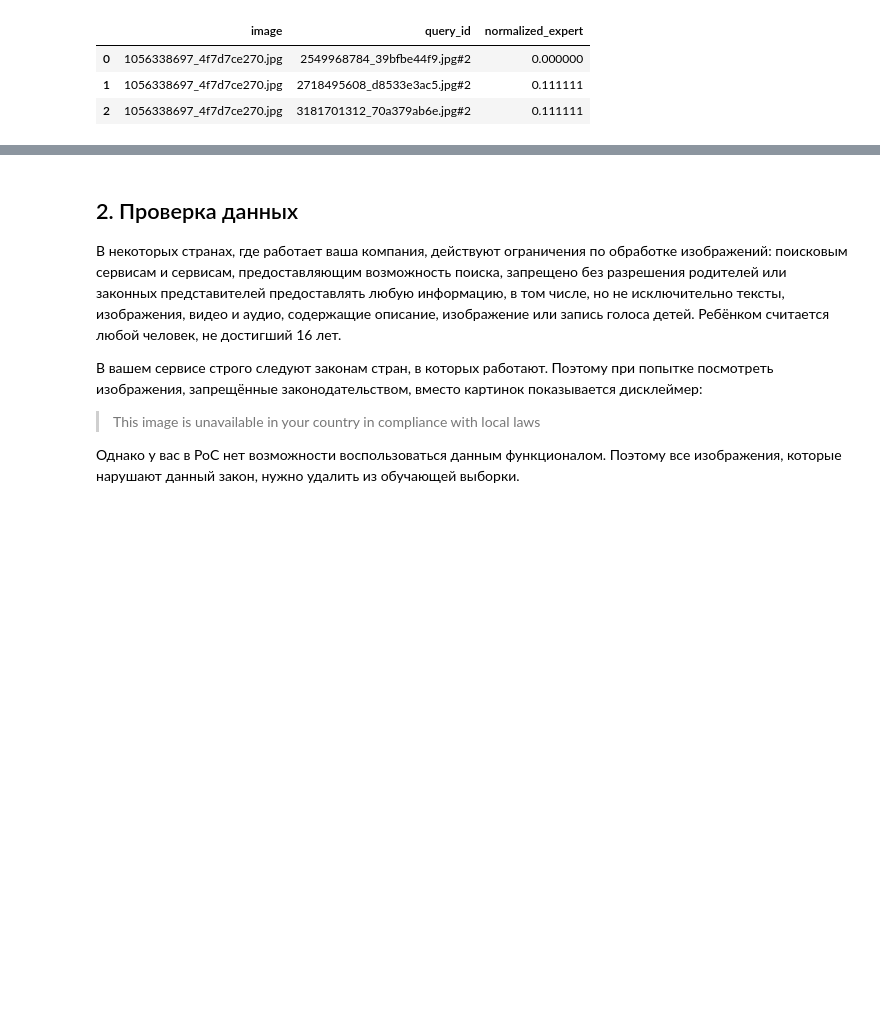
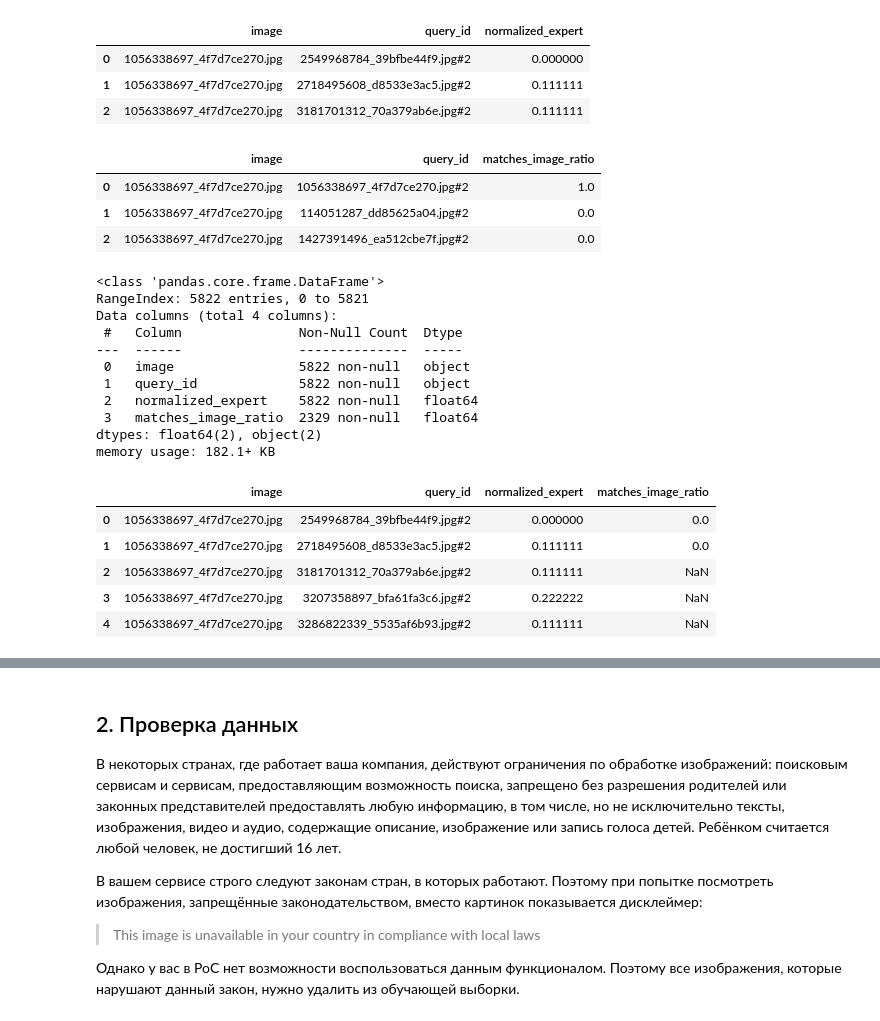
Before and after one commit to 9yx/image_search, a Jupyter notebook: project4.ipynb, the cells around one changed output, grey strips where cells are left out. Saved outputs shown, nothing was run; the diff lists cells and outputs as text; code cells hidden in the pictures; blank space fills up the shorter version.

```diff
--- a/project4.ipynb
+++ b/project4.ipynb
@@ -373,5 +373,36 @@ expert_annotations_df.head(3)
 | 1 | 1056338697_4f7d7ce270.jpg | 2718495608_d8533e3ac5.jpg#2 | 0.111111 |
 | 2 | 1056338697_4f7d7ce270.jpg | 3181701312_70a379ab6e.jpg#2 | 0.111111 |
 # %%
-expert_annotations_df = expert_annotations_df.drop(['expert_1', 'expert_2', 'expert_3'], axis = 1)
-expert_annotations_df.head(3)
+crowd_annotations_df = crowd_annotations_df.drop(['matches_count', 'not_matches_count'], axis = 1)
+crowd_annotations_df.head(3)
+# %% [output]
+|  | image | query_id | matches_image_ratio |
+| 0 | 1056338697_4f7d7ce270.jpg | 1056338697_4f7d7ce270.jpg#2 | 1.0 |
+| 1 | 1056338697_4f7d7ce270.jpg | 114051287_dd85625a04.jpg#2 | 0.0 |
+| 2 | 1056338697_4f7d7ce270.jpg | 1427391496_ea512cbe7f.jpg#2 | 0.0 |
+# %%
+temp_annotations_df = pd.merge(expert_annotations_df,
+                         crowd_annotations_df,
+                         how='left',
+                         left_on=['image', 'query_id'],
+                         right_on=['image', 'query_id'])
+temp_annotations_df.info()
+temp_annotations_df.head(5)
+# %% [output]
+<class 'pandas.core.frame.DataFrame'>
+RangeIndex: 5822 entries, 0 to 5821
+Data columns (total 4 columns):
+ #   Column               Non-Null Count  Dtype
+---  ------               --------------  -----
+ 0   image                5822 non-null   object
+ 1   query_id             5822 non-null   object
+ 2   normalized_expert    5822 non-null   float64
+ 3   matches_image_ratio  2329 non-null   float64
+dtypes: float64(2), object(2)
+memory usage: 182.1+ KB
+|  | image | query_id | normalized_expert | matches_image_ratio |
+| 0 | 1056338697_4f7d7ce270.jpg | 2549968784_39bfbe44f9.jpg#2 | 0.000000 | 0.0 |
+| 1 | 1056338697_4f7d7ce270.jpg | 2718495608_d8533e3ac5.jpg#2 | 0.111111 | 0.0 |
+| 2 | 1056338697_4f7d7ce270.jpg | 3181701312_70a379ab6e.jpg#2 | 0.111111 | NaN |
+| 3 | 1056338697_4f7d7ce270.jpg | 3207358897_bfa61fa3c6.jpg#2 | 0.222222 | NaN |
+| 4 | 1056338697_4f7d7ce270.jpg | 3286822339_5535af6b93.jpg#2 | 0.111111 | NaN |
```
Also changed, not shown: parts of 10 cells of this notebook.
